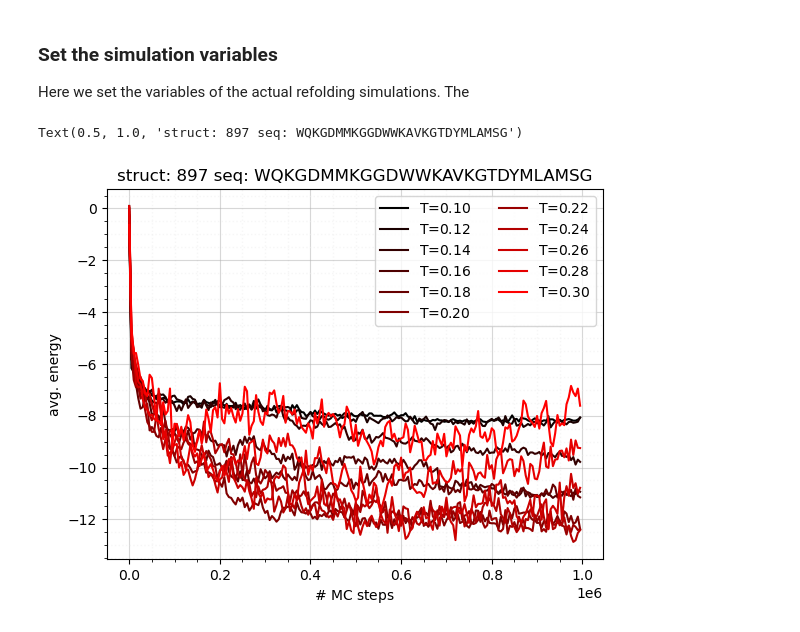
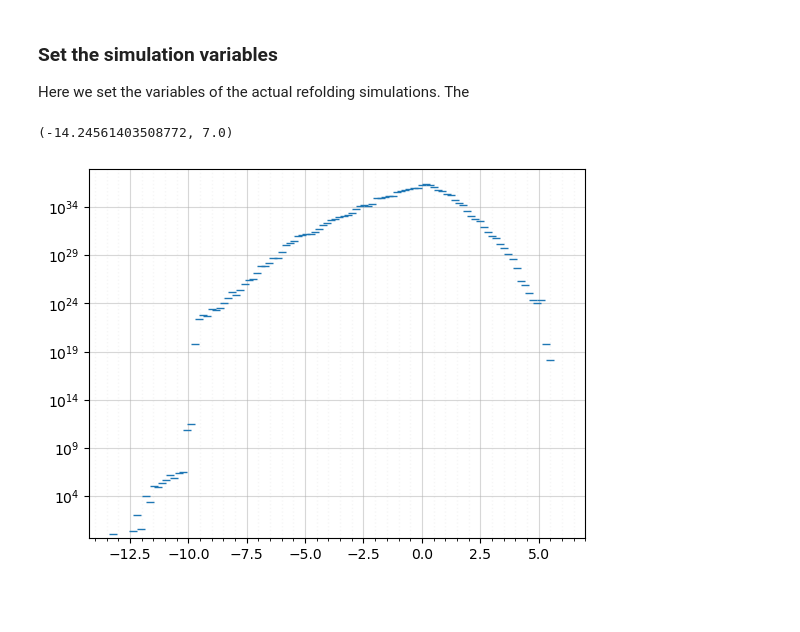
Before and after one commit to daviderevignas/LatPro_reduced, a Jupyter notebook: 002_wang_landau.ipynb, the cells around one changed output. Drawn from its saved outputs; the diff is of its cells as text; code cells hidden in the pictures; blank space fills up the shorter version.

```diff
--- a/002_wang_landau.ipynb
+++ b/002_wang_landau.ipynb
@@ -106,19 +128,14 @@ prng_seed=np.random.randint(10,10000000)
 # %%
 fig,ax=simple_plot_with_grid()
 
-mc_steps_for_plot=np.arange(n_refolding_savings)*(n_refolding_steps//n_refolding_savings)
-
-for i_T in range(n_temperatures_to_do):
-    now_color=[i_T/(n_temperatures_to_do-1),0,0]
-    ax.plot(mc_steps_for_plot,
-            all_rep_obtained_energies[:,:,i_T].mean(axis=1),
-            label=f"T=${temperatures_to_do[i_T]:3.2f}$",
-            color=now_color)
-
-ax.set_xlabel('$\#$ MC steps')
-ax.set_ylabel('avg. energy')
-ax.legend(ncols=2)
-ax.set_title(f"struct: {i_struct:} seq: {letters_sequence:}")
+ind_flatness_check_pass=np.argwhere(history_flat_ln_g_E.sum(axis=0)>0)
+final_ln_g_E=history_flat_ln_g_E[:,ind_flatness_check_pass[-1]]
+final_ln_g_E=final_ln_g_E-final_ln_g_E[bin_has_been_visited.astype(np.bool_)][0]
+final_g_E = np.exp(final_ln_g_E)
+ax.plot(energy_bin_centers,final_g_E,'_')
+ax.set_yscale('log')
+ax.set_ylim([0.4,1e38])
+ax.set_xlim([energy_bin_centers[bin_has_been_visited.astype(np.bool_)][0]-1.0,7])
 # %% [output]
-Text(0.5, 1.0, 'struct: 897 seq: WQKGDMMKGGDWWKAVKGTDYMLAMSG')
+(-14.24561403508772, 7.0)
-[figure, old version]
+[figure, new version]
```
Also changed, not shown: parts of 4 cells of this notebook.
